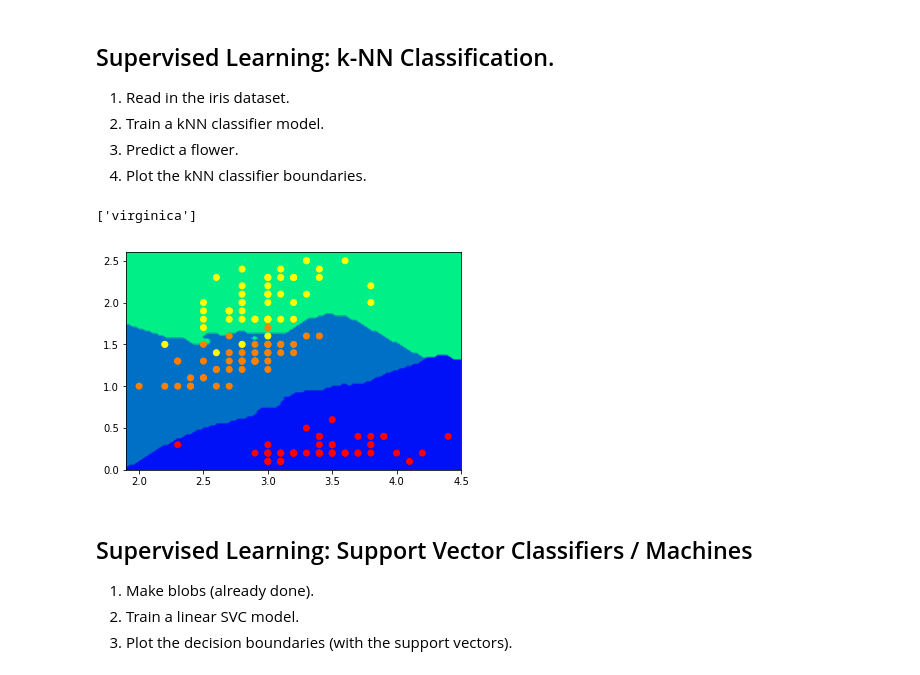
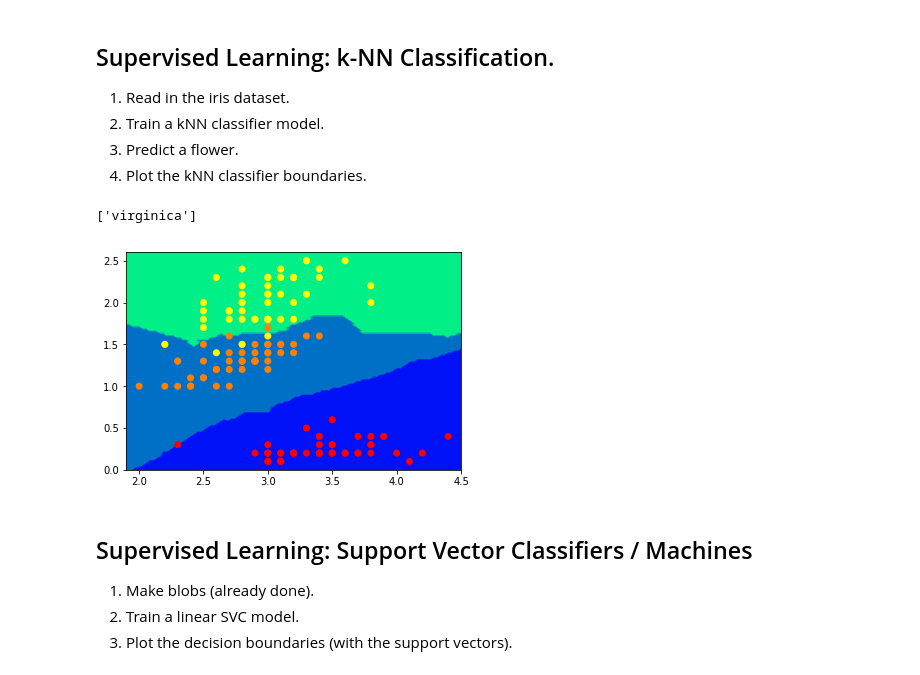
Before and after one commit to r2dtu/Programming_in_the_Sky, a Jupyter notebook: solution_code/PitS_Supervised_Learning_Solution.ipynb, the cells around one changed output. Cells and saved outputs as stored; diff of their text form; code cells hidden in the pictures.

```diff
--- a/solution_code/PitS_Supervised_Learning_Solution.ipynb
+++ b/solution_code/PitS_Supervised_Learning_Solution.ipynb
@@ -45,37 +44,35 @@ dict_keys(['data', 'target', 'target_names', 'DESCR', 'feature_names'])
 Part 2: Supervised Learning. k-Nearest-Neighbor (k-NN) classification.
 """
 from sklearn.datasets import load_iris
 from sklearn.neighbors import KNeighborsClassifier
 import matplotlib.pyplot as plt
 import plotfuncs as pf
 
 # Load the iris set
 iris = load_iris()
 data, labels = iris.data, iris.target
 
 # Train a model using kNN using some k.
-kNN = KNeighborsClassifier(n_neighbors=3)
+kNN = KNeighborsClassifier(n_neighbors=5)
 kNN.fit(data, labels)
 
 # Predict a flower.
 result = kNN.predict([[2, 2, 5, 3],])
 print(iris.target_names[result])
 
 # Plot the classifier boundaries (use the best 2 features)
 feat1_idx = 1
 feat2_idx = 3
 data = data[:, (feat1_idx, feat2_idx)]
 kNN.fit(data, labels)
 
 xx, yy = pf.make_meshgrid(data[:, 0], data[:, 1], 100)
 pf.plot_contours(plt, kNN, xx, yy, cmap=plt.cm.get_cmap('winter'))
 plt.scatter(data[:, 0], data[:, 1], c=labels, cmap=plt.cm.get_cmap('autumn'))
 plt.show()
-
-# TODO: Calculate the error. What's the best k to use?
 # %% [output]
 ['virginica']
-[figure, old version]
+[figure, new version]
 # %% [markdown]
 ## Supervised Learning: Support Vector Classifiers / Machines
 1. Make blobs (already done).
```
Also changed, not shown: parts of 5 cells of this notebook, 1 other file.
